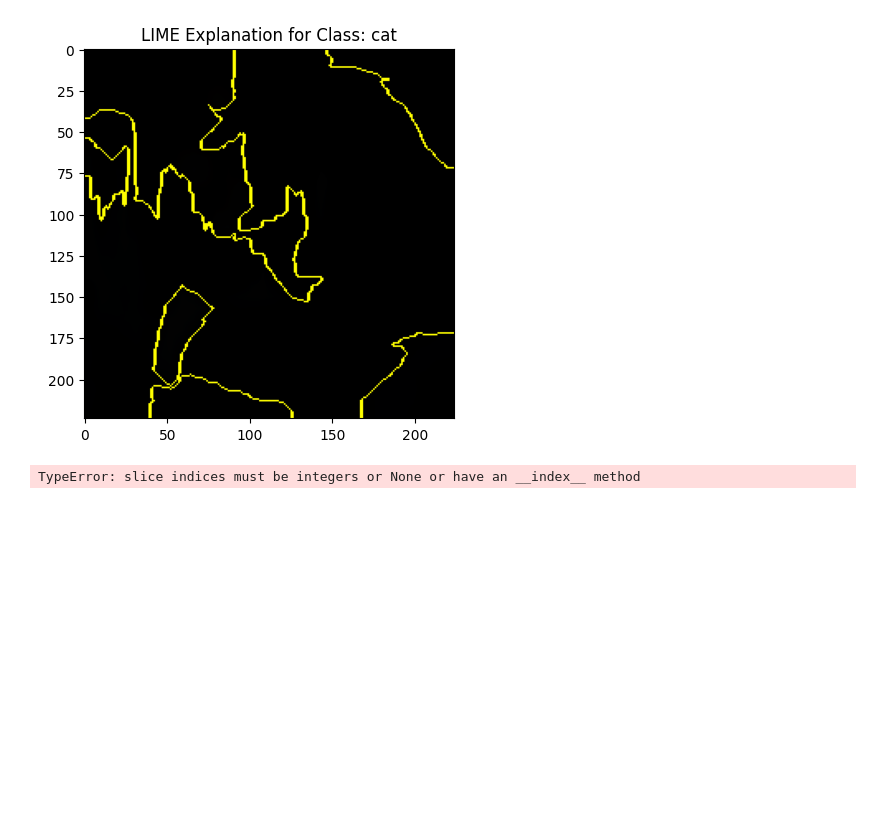
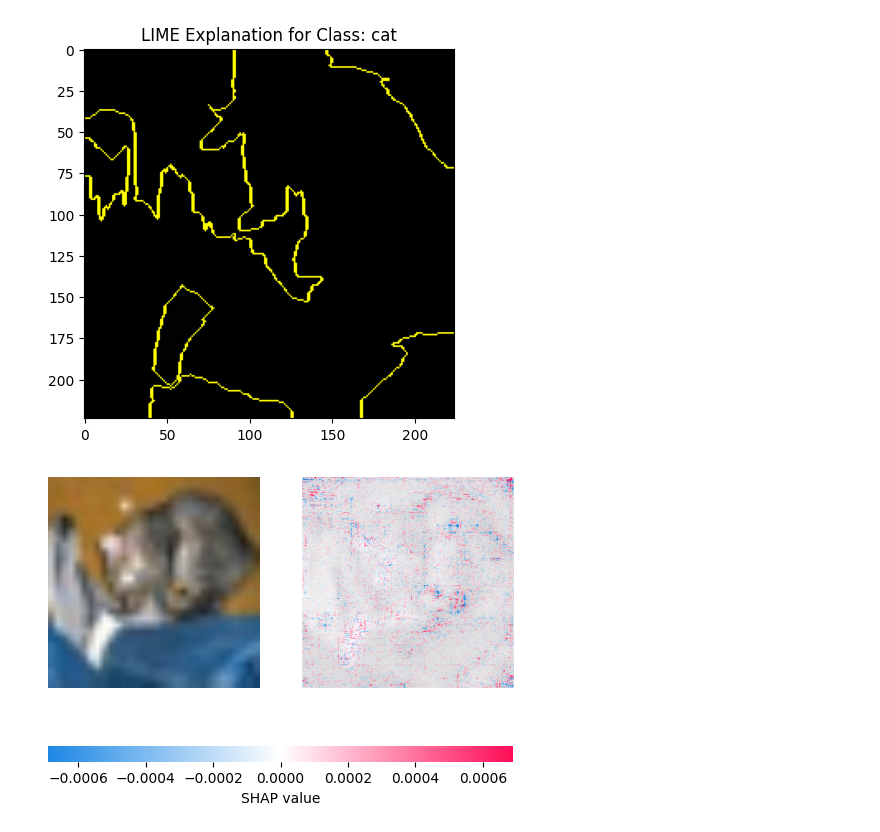
Before and after one commit to ClovisDyArx/SSL, a Jupyter notebook: TP_Explicabilité.ipynb, the cells around one changed output. Cells and saved outputs as stored; diff of their text form; code cells hidden in the pictures; blank space fills up the shorter version.

```diff
--- a/TP_Explicabilité.ipynb
+++ b/TP_Explicabilité.ipynb
@@ -289,11 +289,14 @@ import shap
 from lime.lime_image import LimeImageExplainer
 from skimage.segmentation import mark_boundaries
 # %%
+mean=[0.485, 0.456, 0.406]
+std=[0.229, 0.224, 0.225]
+
 # Transformation pour normaliser les images CIFAR-10
 transform = transforms.Compose([
     transforms.Resize((224, 224)),  # Redimensionner les images pour VGG16
     transforms.ToTensor(),
-    transforms.Normalize(mean=[0.485, 0.456, 0.406], std=[0.229, 0.224, 0.225])
+    transforms.Normalize(mean=mean, std=std)
 ])
 
 # Charger les ensembles de test
@@ -382,28 +383,24 @@ plt.show()
 # %% [output]
 WARNING:matplotlib.image:Clipping input data to the valid range for imshow with RGB data ([0..1] for floats or [0..255] for integers). Got range [-0.007432479..1.0].
 [figure]
-# %%
-# Créer un explainer SHAP
-background = images[:batch_size].to(device)
-explainer = shap.DeepExplainer(model, background)
-
-# Calculer les valeurs SHAP pour une image
-# Wrap the model prediction in a function that takes a tensor with requires_grad=True
-def model_predict(x):
-    with torch.no_grad():  # Disable gradient calculation for the prediction
-        return model(x).cpu().numpy()
-
-# Convert the input image to a tensor with requires_grad=True
-image_with_grad = image.unsqueeze(0).clone().requires_grad_(True).to(device)
-
-# Calculate SHAP values
-# Instead of passing ranked_outputs as an argument to shap_values directly
-# we can calculate the shap values and get the top predictions with this
-shap_values = explainer.shap_values(image_with_grad, model_predict)
-shap_values = shap_values[np.argsort(model_predict(image_with_grad))[-5:][::-1]]
-
-
-# Visualiser les résultats
-shap.image_plot(shap_values, images[0].cpu().numpy().transpose(1, 2, 0))
-# %% [output]
-TypeError: slice indices must be integers or None or have an __index__ method
+# %%
+# Ensure no in-place operations in the model (e.g., ReLU(inplace=True))
+for module in model.modules():
+    if isinstance(module, torch.nn.ReLU):
+        module.inplace = False
+
+# Create a SHAP explainer with a background dataset
+background = images[:batch_size].to(device)  # Provide some representative images as background
+explainer = shap.DeepExplainer(model, background)
+
+# Compute SHAP values for the first image
+shap_values = explainer.shap_values(image.unsqueeze(0).to(device))
+
+# De-normalize the image for visualization
+image_np = images[0].cpu().numpy().transpose(1, 2, 0)
+image_np = image_np * std + mean
+
+# Plot SHAP values
+shap.image_plot([shap_values[0][0]], image_np)
+# %% [output]
+[figure, added]
```
Also changed, not shown: parts of 1 cell of this notebook.
